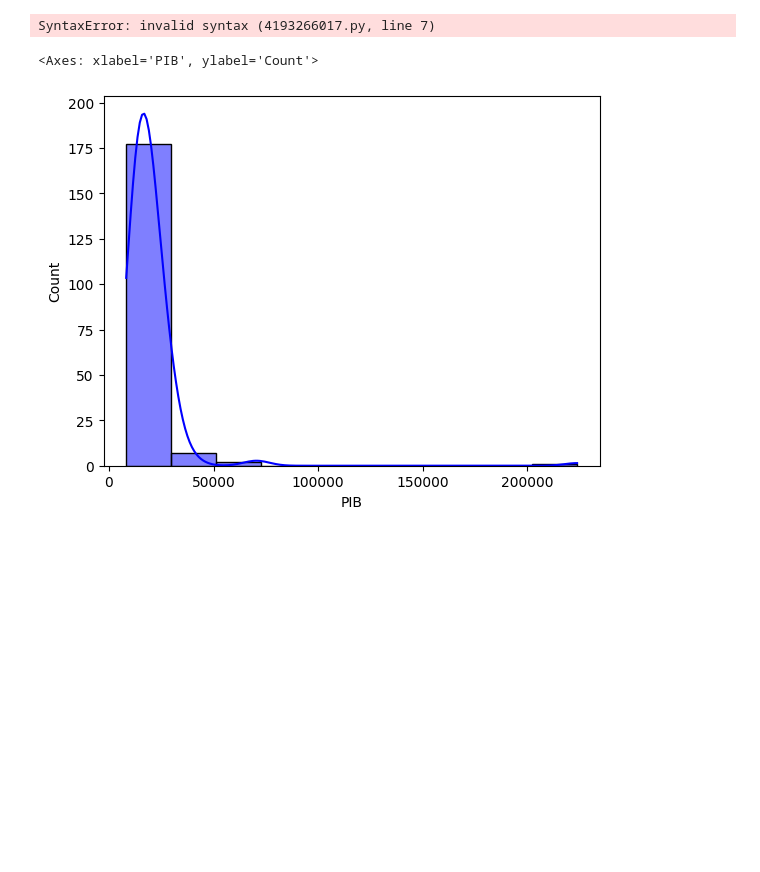
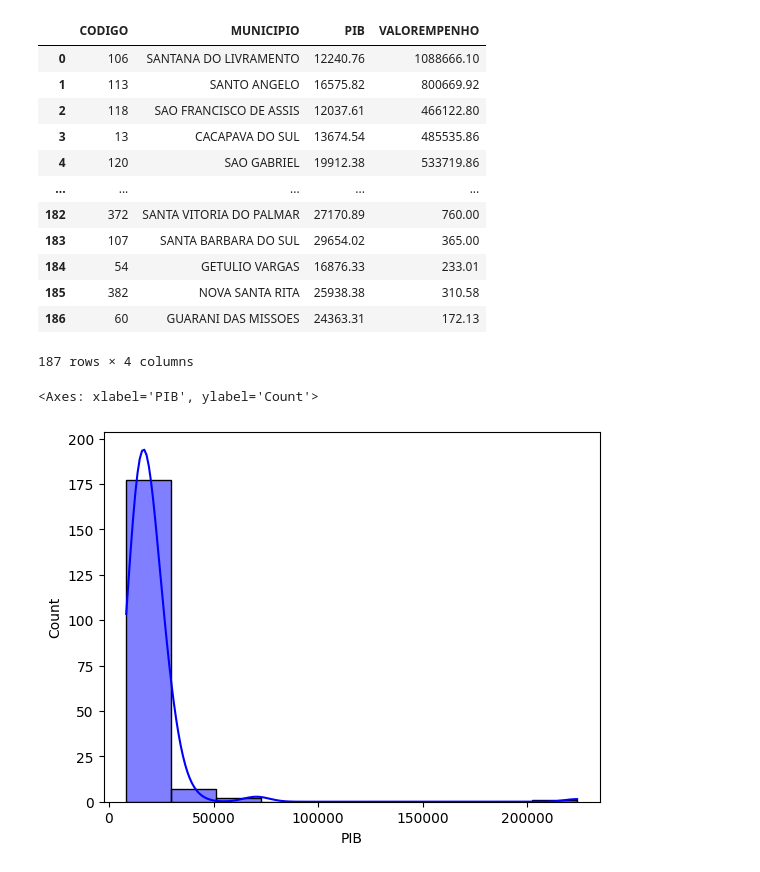
Before and after one commit to VCTR3/exercicio1_curso_udemy_ciencia_de_dados, a Jupyter notebook: exercicio.ipynb, the cells around one changed output. Drawn from its saved outputs; the diff is of its cells as text; code cells hidden in the pictures; blank space fills up the shorter version.

```diff
--- a/exercicio.ipynb
+++ b/exercicio.ipynb
@@ -1,13 +1,25 @@
 # %%
 import pandas as pd
 import numpy as np
 import matplotlib.pyplot as plt
 import seaborn as sns
 
 df = pd.read_csv('dados.csv', sep=';')
-df.iloc
+df
 # %% [output]
+|  | CODIGO | MUNICIPIO | PIB | VALOREMPENHO |
+| 0 | 106 | SANTANA DO LIVRAMENTO | 12240.76 | 1088666.10 |
+| 1 | 113 | SANTO ANGELO | 16575.82 | 800669.92 |
+| 2 | 118 | SAO FRANCISCO DE ASSIS | 12037.61 | 466122.80 |
+| 3 | 13 | CACAPAVA DO SUL | 13674.54 | 485535.86 |
+| 4 | 120 | SAO GABRIEL | 19912.38 | 533719.86 |
+| ... | ... | ... | ... | ... |
+| 182 | 372 | SANTA VITORIA DO PALMAR | 27170.89 | 760.00 |
+| 183 | 107 | SANTA BARBARA DO SUL | 29654.02 | 365.00 |
+| 184 | 54 | GETULIO VARGAS | 16876.33 | 233.01 |
+| 185 | 382 | NOVA SANTA RITA | 25938.38 | 310.58 |
+| 186 | 60 | GUARANI DAS MISSOES | 24363.31 | 172.13 |
-SyntaxError: invalid syntax (4193266017.py, line 7)
+187 rows × 4 columns
 # %%
 sns.histplot(data = df['PIB'], kde = True, bins = 10, color='blue')
 # %% [output]
```
